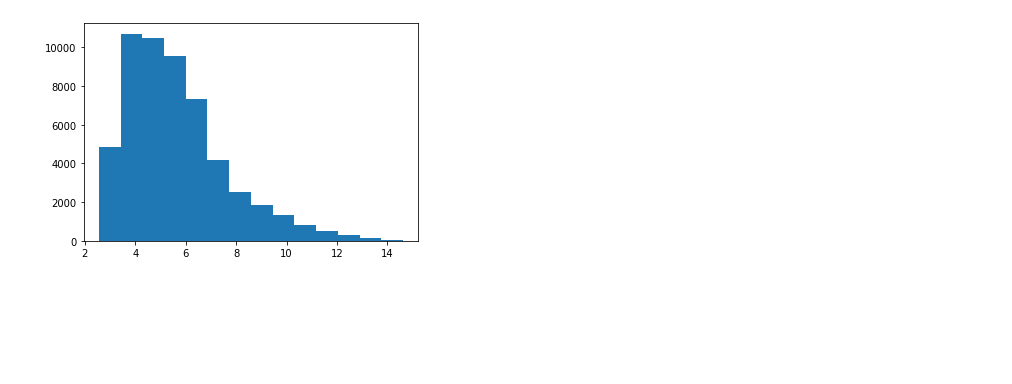
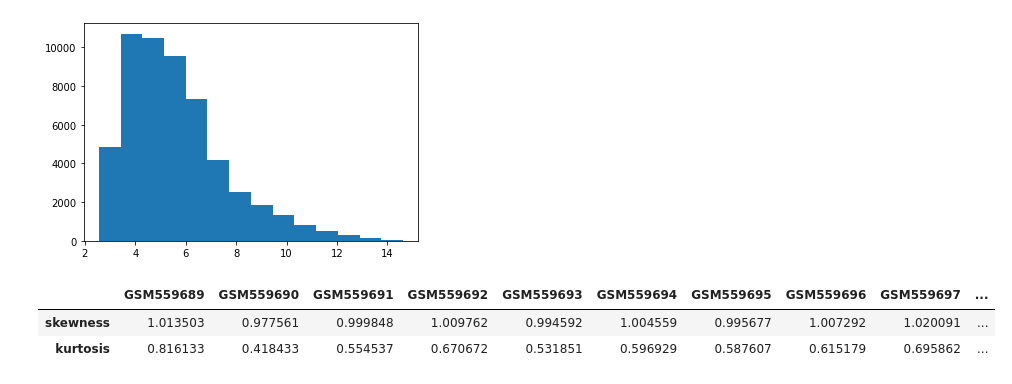
Before and after one commit to ramomar1992/bioinformatics-1-assignment-3, a Jupyter notebook: main.ipynb, the cells around one changed output. Cells and saved outputs as stored; diff of their text form; code cells hidden in the pictures; blank space fills up the shorter version.

```diff
--- a/main.ipynb
+++ b/main.ipynb
@@ -112,3 +113,11 @@ for col in dataset_pre_processed.columns:
 [figure]
 [figure]
 [figure]
+# %%
+skewness_and_kurtosis = { col: {'skewness': dataset_pre_processed[col].skew(), 'kurtosis': dataset_pre_processed[col].kurtosis()} for col in dataset_pre_processed.columns}
+# %%
+pd.DataFrame(skewness_and_kurtosis)
+# %% [output]
+|  | GSM559689 | GSM559690 | GSM559691 | GSM559692 | GSM559693 | GSM559694 | GSM559695 | GSM559696 | GSM559697 | ... |
+| skewness | 1.013503 | 0.977561 | 0.999848 | 1.009762 | 0.994592 | 1.004559 | 0.995677 | 1.007292 | 1.020091 | ... |
+| kurtosis | 0.816133 | 0.418433 | 0.554537 | 0.670672 | 0.531851 | 0.596929 | 0.587607 | 0.615179 | 0.695862 | ... |
```
Also changed, not shown: parts of 2 cells of this notebook, 1 other file.
